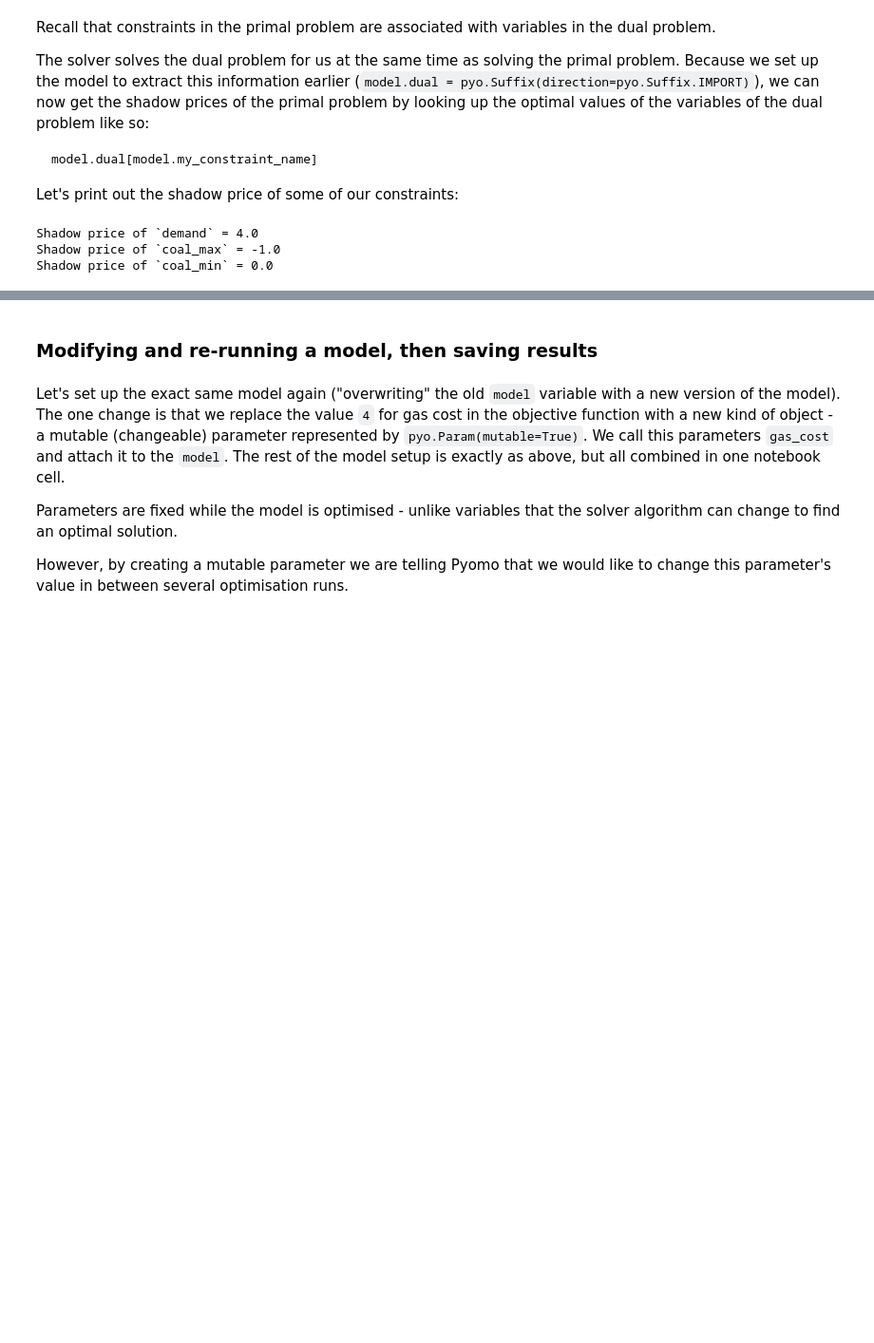
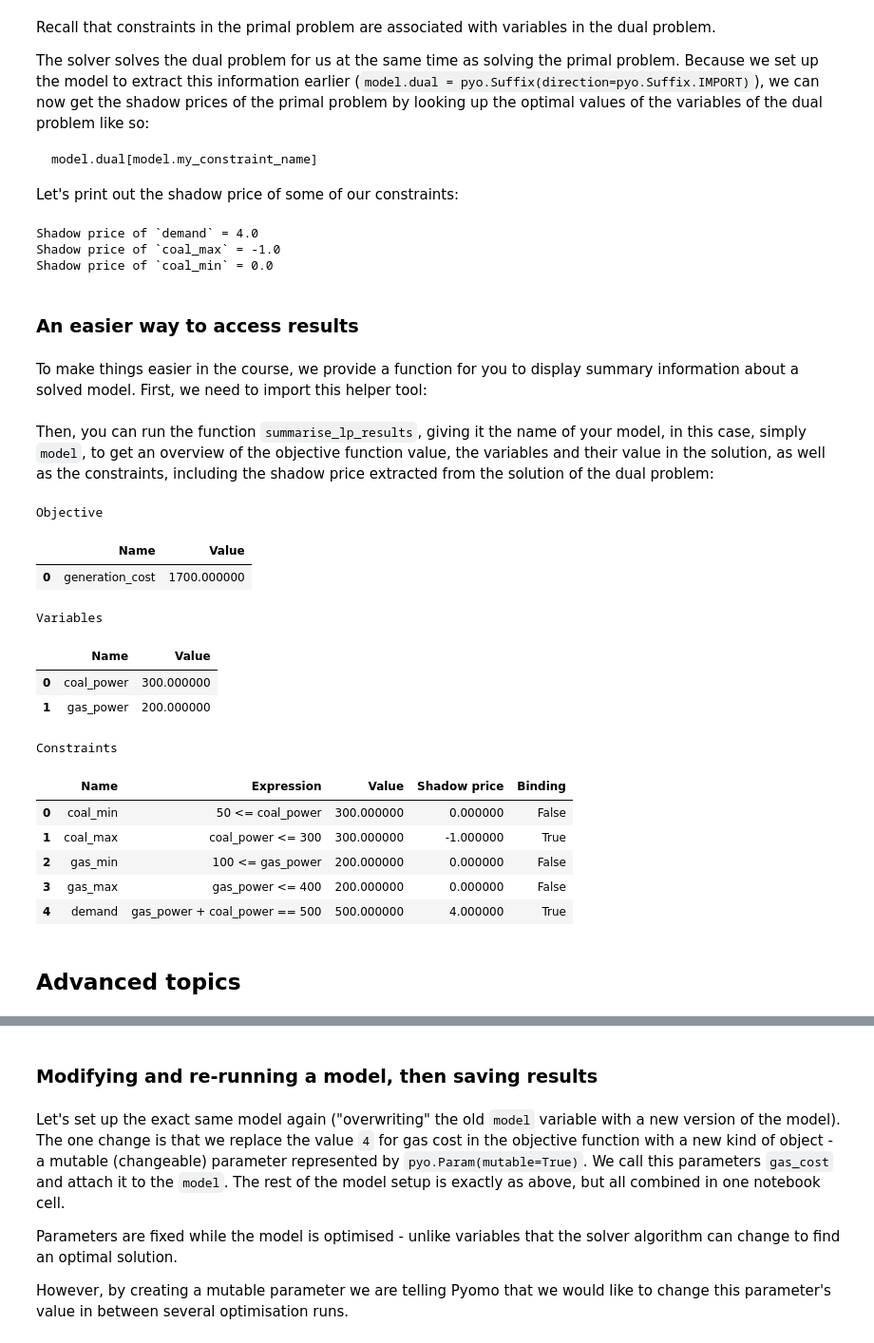
Before and after one commit to sjpfenninger/optimisation-course, a Jupyter notebook: 0 - Getting started.ipynb, the cells around one changed output, grey strips where cells are left out. Shown at 95% size. Drawn from its saved outputs; the diff is of its cells as text; code cells hidden in the pictures; blank space fills up the shorter version.

```diff
--- a/0 - Getting started.ipynb
+++ b/0 - Getting started.ipynb
@@ -212,3 +217,7 @@ print(f"Shadow price of `coal_min` = {model.dual[model.coal_min]}")
 Shadow price of `demand` = 4.0
 Shadow price of `coal_max` = -1.0
 Shadow price of `coal_min` = 0.0
+# %% [markdown]
+### An easier way to access results
+# %% [markdown]
+To make things easier in the course, we provide a function for you to display summary information about a solved model. First, we need to import this helper tool:
@@ -214,0 +226,21 @@ Shadow price of `coal_min` = 0.0
+# %% [markdown]
+Then, you can run the function `summarise_lp_results`, giving it the name of your model, in this case, simply `model`, to get an overview of the objective function value, the variables and their value in the solution, as well as the constraints, including the shadow price extracted from the solution of the dual problem:
+# %%
+summarise_lp_results(model)
+# %% [output]
+Objective
+|  | Name | Value |
+| 0 | generation_cost | 1700.000000 |
+Variables
+|  | Name | Value |
+| 0 | coal_power | 300.000000 |
+| 1 | gas_power | 200.000000 |
+Constraints
+|  | Name | Expression | Value | Shadow price | Binding |
+| 0 | coal_min | 50 <= coal_power | 300.000000 | 0.000000 | False |
+| 1 | coal_max | coal_power <= 300 | 300.000000 | -1.000000 | True |
+| 2 | gas_min | 100 <= gas_power | 200.000000 | 0.000000 | False |
+| 3 | gas_max | gas_power <= 400 | 200.000000 | 0.000000 | False |
+| 4 | demand | gas_power + coal_power == 500 | 500.000000 | 4.000000 | True |
+# %% [markdown]
+## Advanced topics
```
Also changed, not shown: parts of 4 cells of this notebook, 3 other files.
